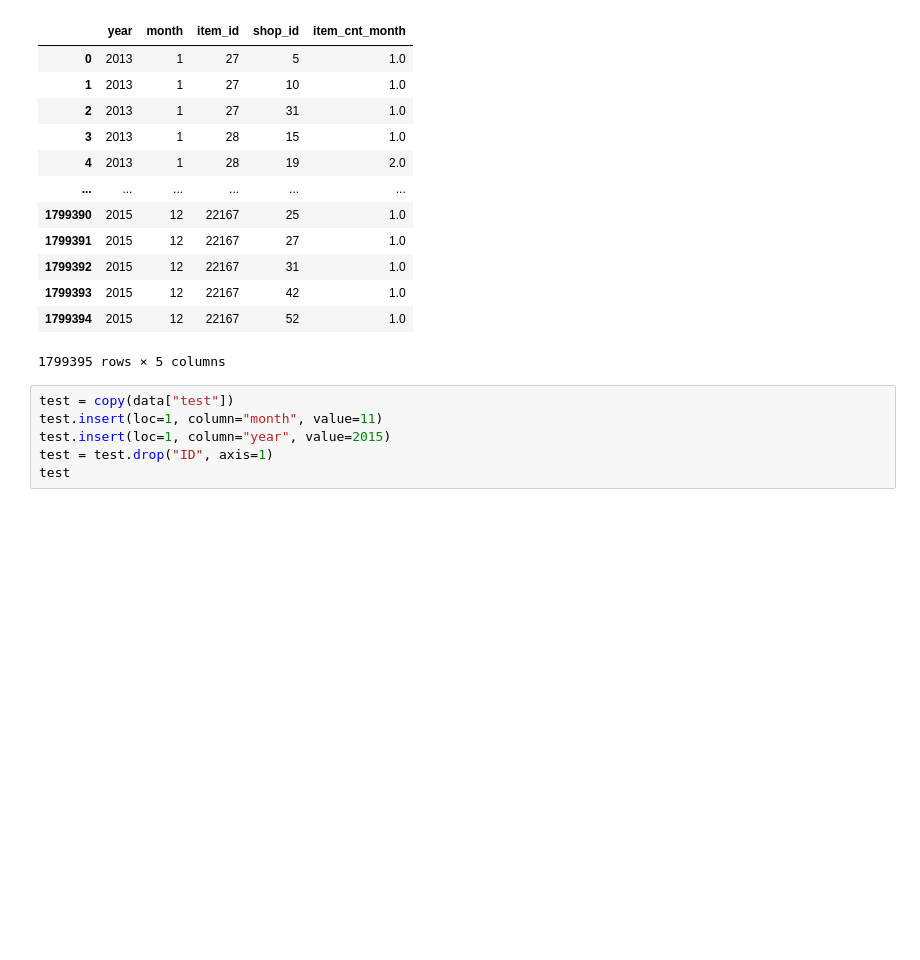
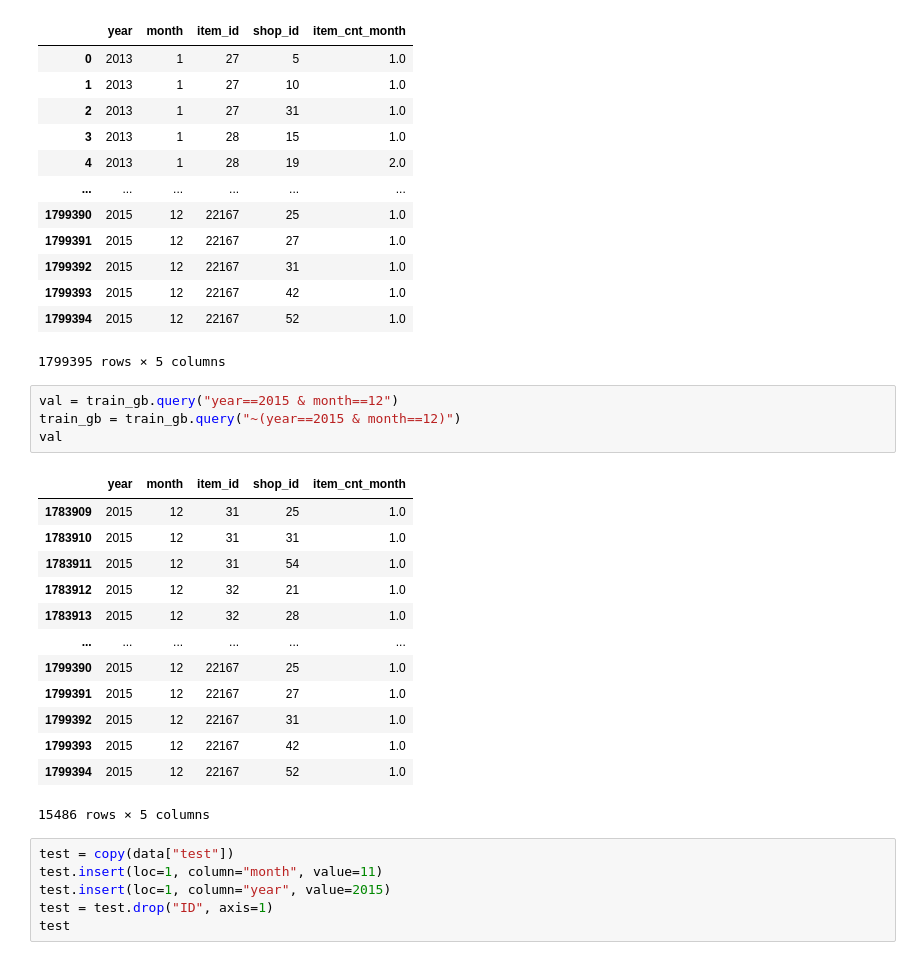
Before and after one commit to Laplusdestiny/-kaggle-Predict-Future-Sales, a Jupyter notebook: Predict-Future-Sales-01.ipynb, the cells around one changed output. Cells and saved outputs as stored; diff of their text form; blank space fills up the shorter version.

```diff
--- a/Predict-Future-Sales-01.ipynb
+++ b/Predict-Future-Sales-01.ipynb
@@ -196,6 +199,24 @@ train_gb
 | 1799393 | 2015 | 12 | 22167 | 42 | 1.0 |
 | 1799394 | 2015 | 12 | 22167 | 52 | 1.0 |
 1799395 rows × 5 columns
+# %%
+val = train_gb.query("year==2015 & month==12")
+train_gb = train_gb.query("~(year==2015 & month==12)")
+val
+# %% [output]
+|  | year | month | item_id | shop_id | item_cnt_month |
+| 1783909 | 2015 | 12 | 31 | 25 | 1.0 |
+| 1783910 | 2015 | 12 | 31 | 31 | 1.0 |
+| 1783911 | 2015 | 12 | 31 | 54 | 1.0 |
+| 1783912 | 2015 | 12 | 32 | 21 | 1.0 |
+| 1783913 | 2015 | 12 | 32 | 28 | 1.0 |
+| ... | ... | ... | ... | ... | ... |
+| 1799390 | 2015 | 12 | 22167 | 25 | 1.0 |
+| 1799391 | 2015 | 12 | 22167 | 27 | 1.0 |
+| 1799392 | 2015 | 12 | 22167 | 31 | 1.0 |
+| 1799393 | 2015 | 12 | 22167 | 42 | 1.0 |
+| 1799394 | 2015 | 12 | 22167 | 52 | 1.0 |
+15486 rows × 5 columns
 # %%
 test = copy(data["test"])
 test.insert(loc=1, column="month", value=11)
```
Also changed, not shown: parts of 24 cells of this notebook, 1 other file.
